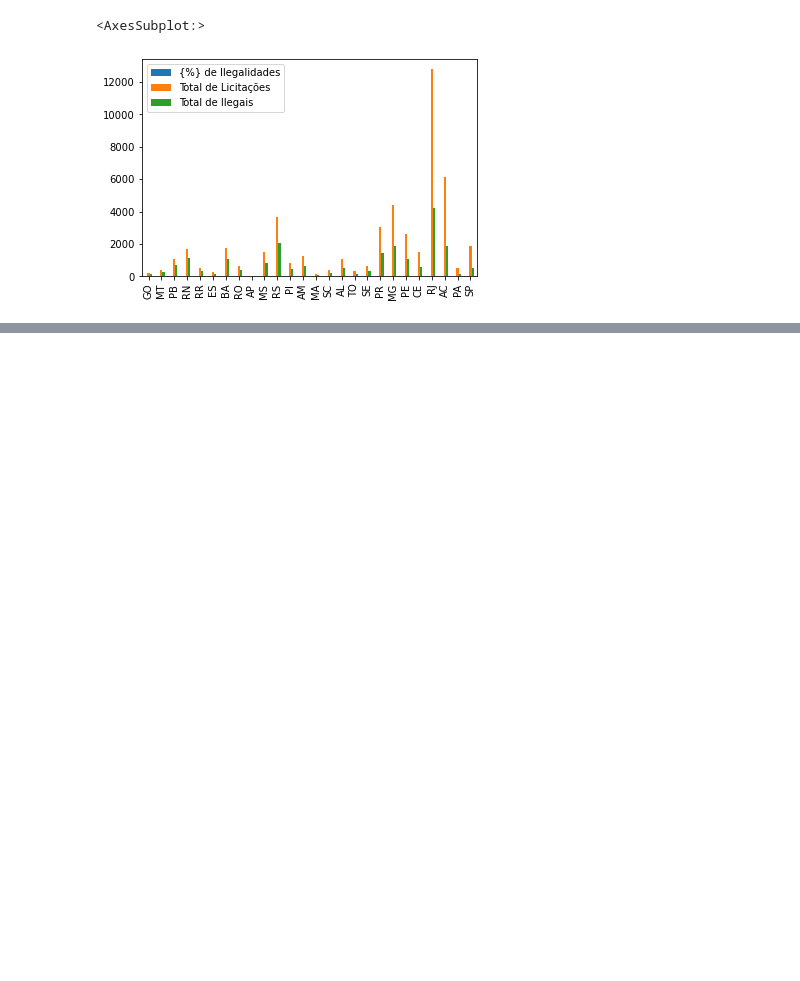
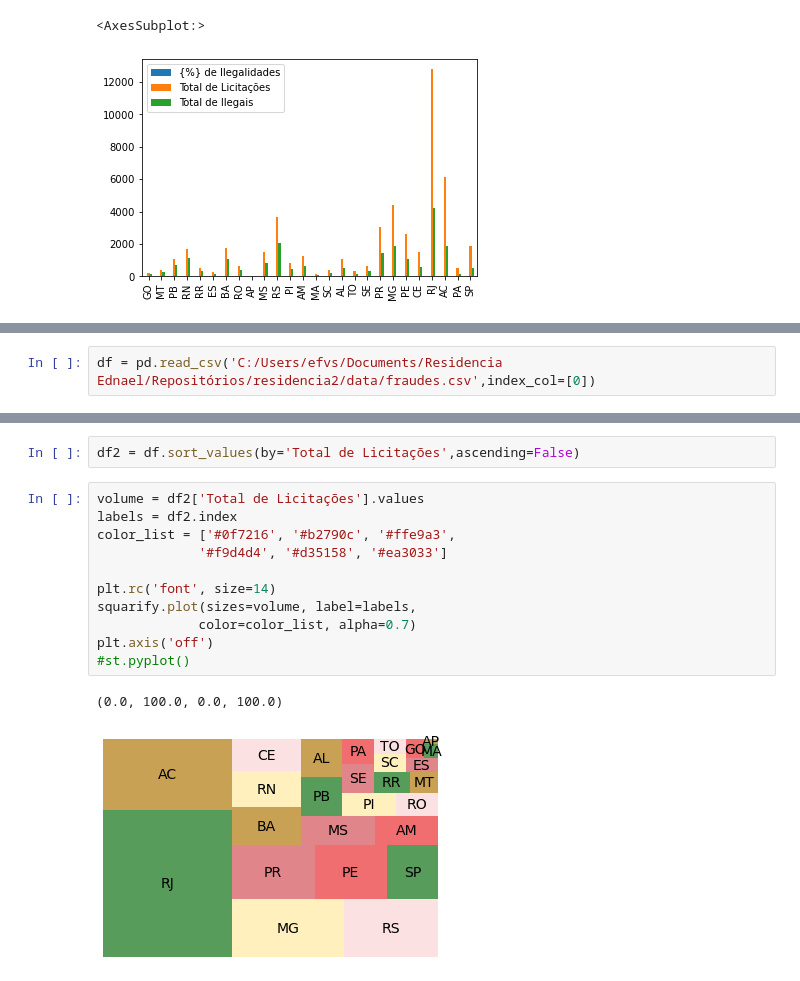
Before and after one commit to ednaelxd/residencia2, a Jupyter notebook: src/reports_functions/tentativas_plots_test.ipynb, the cells around one changed output, grey strips where cells are left out. Cells and saved outputs as stored; diff of their text form; blank space fills up the shorter version.

```diff
--- a/src/reports_functions/tentativas_plots_test.ipynb
+++ b/src/reports_functions/tentativas_plots_test.ipynb
@@ -41,0 +33,2 @@ AttributeError: 'NoneType' object has no attribute 'gaussian_kde'
+# %%
+df = pd.read_csv('C:/Users/efvs/Documents/Residencia Ednael/Repositórios/residencia2/data/fraudes.csv',index_col=[0])
@@ -41,0 +44,16 @@ AttributeError: 'NoneType' object has no attribute 'gaussian_kde'
+# %%
+df2 = df.sort_values(by='Total de Licitações',ascending=False)
+# %%
+volume = df2['Total de Licitações'].values
+labels = df2.index
+color_list = ['#0f7216', '#b2790c', '#ffe9a3',
+             '#f9d4d4', '#d35158', '#ea3033']
+
+plt.rc('font', size=14)
+squarify.plot(sizes=volume, label=labels,
+             color=color_list, alpha=0.7)
+plt.axis('off')
+#st.pyplot()
+# %% [output]
+(0.0, 100.0, 0.0, 100.0)
+[figure, added]
```
Also changed, not shown: parts of 11 cells of this notebook, 5 other files.
